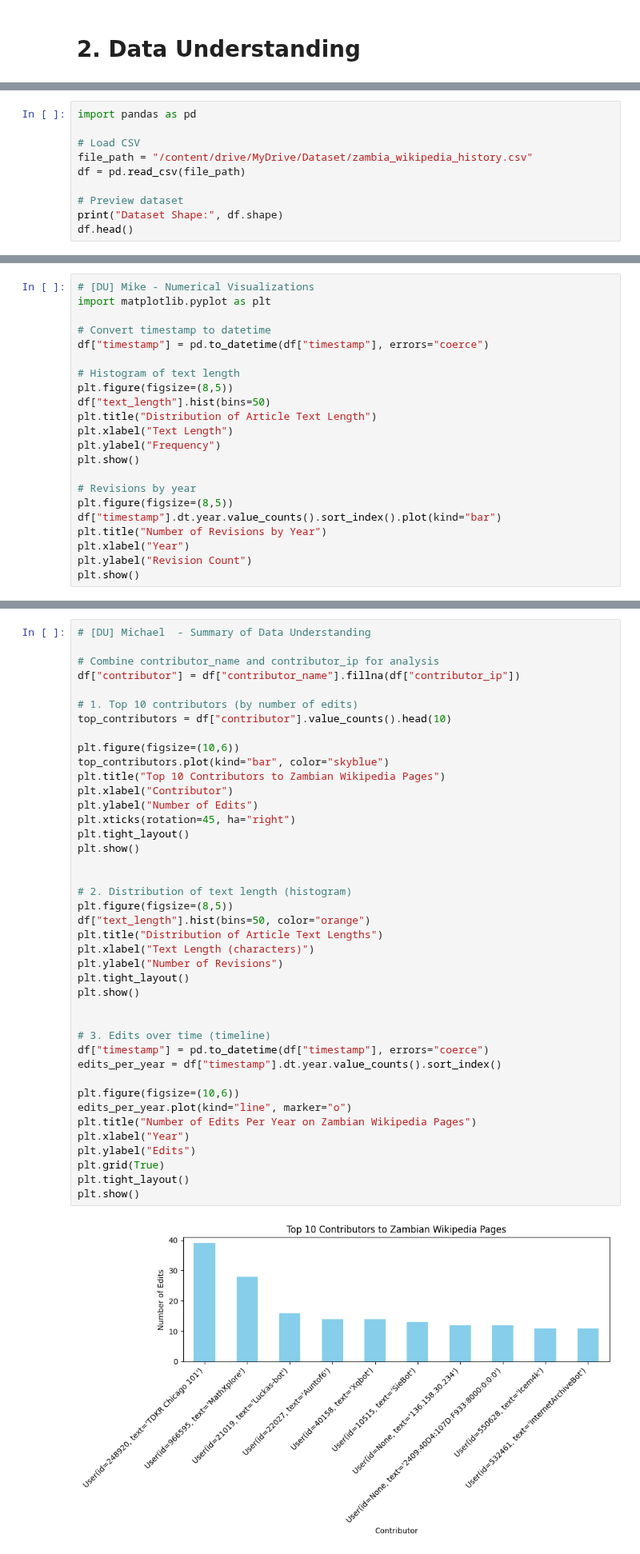
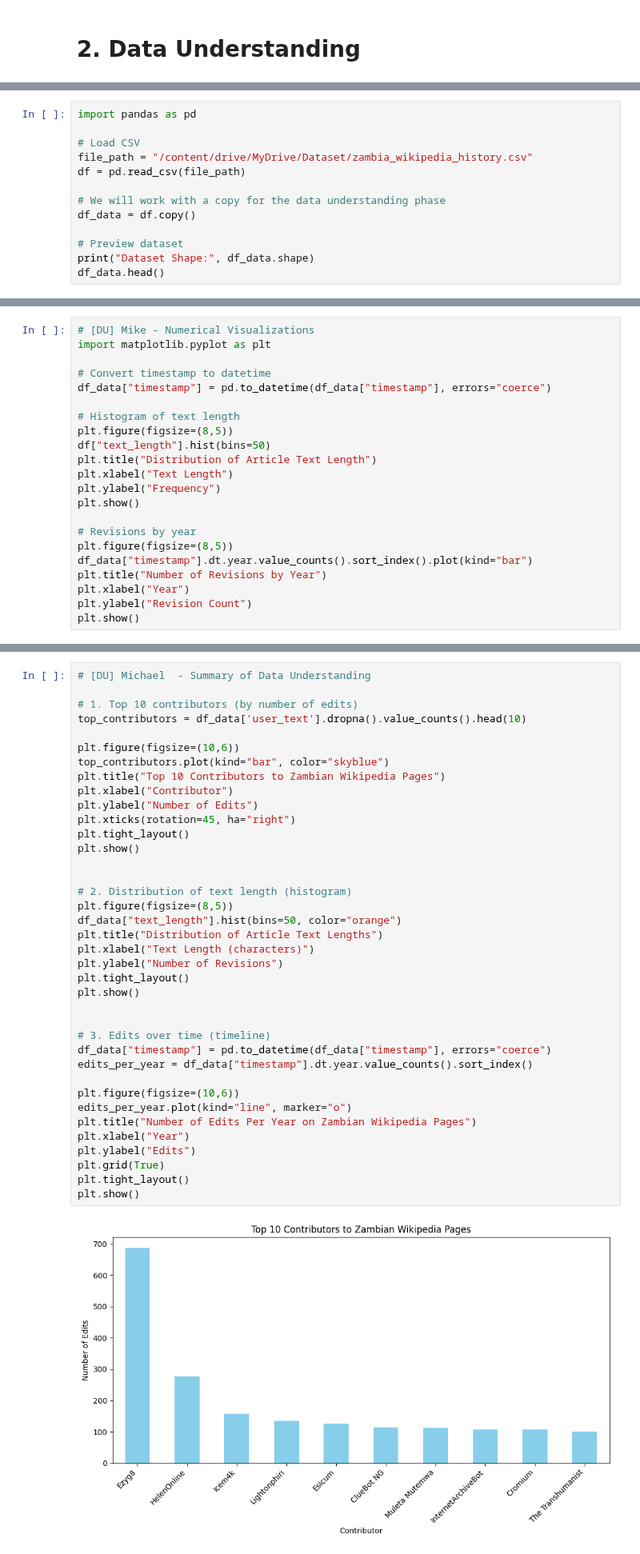
Before and after one commit to bruh7463/data_mining_project_team_14, a Jupyter notebook: data_mining_project.ipynb, the cells around one changed output, grey strips where cells are left out. Shown at 80% size. Drawn from its saved outputs; the diff is of its cells as text.

```diff
--- a/data_mining_project.ipynb
+++ b/data_mining_project.ipynb
@@ -56,7 +55,10 @@ import pandas as pd
 file_path = "/content/drive/MyDrive/Dataset/zambia_wikipedia_history.csv"
 df = pd.read_csv(file_path)
 
+# We will work with a copy for the data understanding phase
+df_data = df.copy()
+
 # Preview dataset
-print("Dataset Shape:", df.shape)
-df.head()
+print("Dataset Shape:", df_data.shape)
+df_data.head()
 # %% [output]
@@ -122,7 +124,7 @@ memory usage: 37.8+ KB
 import matplotlib.pyplot as plt
 
 # Convert timestamp to datetime
-df["timestamp"] = pd.to_datetime(df["timestamp"], errors="coerce")
+df_data["timestamp"] = pd.to_datetime(df_data["timestamp"], errors="coerce")
 
 # Histogram of text length
 plt.figure(figsize=(8,5))
@@ -134,7 +136,7 @@ plt.show()
 
 # Revisions by year
 plt.figure(figsize=(8,5))
-df["timestamp"].dt.year.value_counts().sort_index().plot(kind="bar")
+df_data["timestamp"].dt.year.value_counts().sort_index().plot(kind="bar")
 plt.title("Number of Revisions by Year")
 plt.xlabel("Year")
 plt.ylabel("Revision Count")
@@ -190,43 +221,40 @@ Anonymous contributors account for 100.0% of all edits
 # %%
 # [DU] Michael  - Summary of Data Understanding
 
-# Combine contributor_name and contributor_ip for analysis
-df["contributor"] = df["contributor_name"].fillna(df["contributor_ip"])
-
 # 1. Top 10 contributors (by number of edits)
-top_contributors = df["contributor"].value_counts().head(10)
+top_contributors = df_data['user_text'].dropna().value_counts().head(10)
 
 plt.figure(figsize=(10,6))
 top_contributors.plot(kind="bar", color="skyblue")
 plt.title("Top 10 Contributors to Zambian Wikipedia Pages")
 plt.xlabel("Contributor")
 plt.ylabel("Number of Edits")
 plt.xticks(rotation=45, ha="right")
 plt.tight_layout()
 plt.show()
 
 
 # 2. Distribution of text length (histogram)
 plt.figure(figsize=(8,5))
-df["text_length"].hist(bins=50, color="orange")
+df_data["text_length"].hist(bins=50, color="orange")
 plt.title("Distribution of Article Text Lengths")
 plt.xlabel("Text Length (characters)")
 plt.ylabel("Number of Revisions")
 plt.tight_layout()
 plt.show()
 
 
 # 3. Edits over time (timeline)
-df["timestamp"] = pd.to_datetime(df["timestamp"], errors="coerce")
-edits_per_year = df["timestamp"].dt.year.value_counts().sort_index()
+df_data["timestamp"] = pd.to_datetime(df_data["timestamp"], errors="coerce")
+edits_per_year = df_data["timestamp"].dt.year.value_counts().sort_index()
 
 plt.figure(figsize=(10,6))
 edits_per_year.plot(kind="line", marker="o")
 plt.title("Number of Edits Per Year on Zambian Wikipedia Pages")
 plt.xlabel("Year")
 plt.ylabel("Edits")
 plt.grid(True)
 plt.tight_layout()
 plt.show()
 # %% [output]
-[figure, old version]
+[figure, new version]
```
Also changed, not shown: parts of 19 cells of this notebook.
